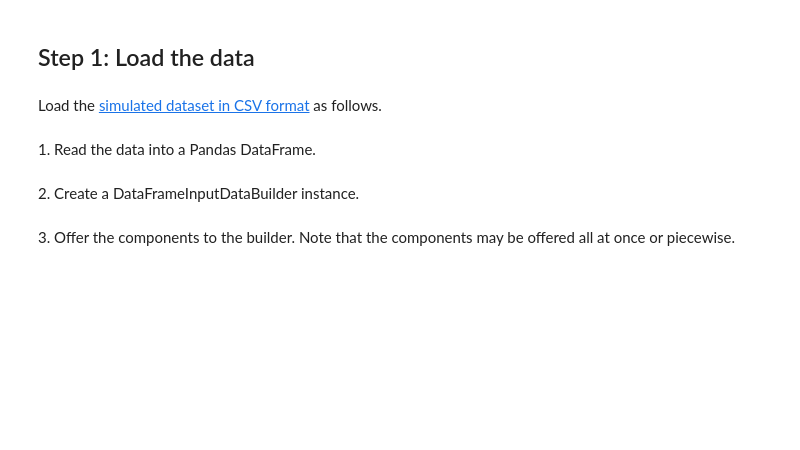
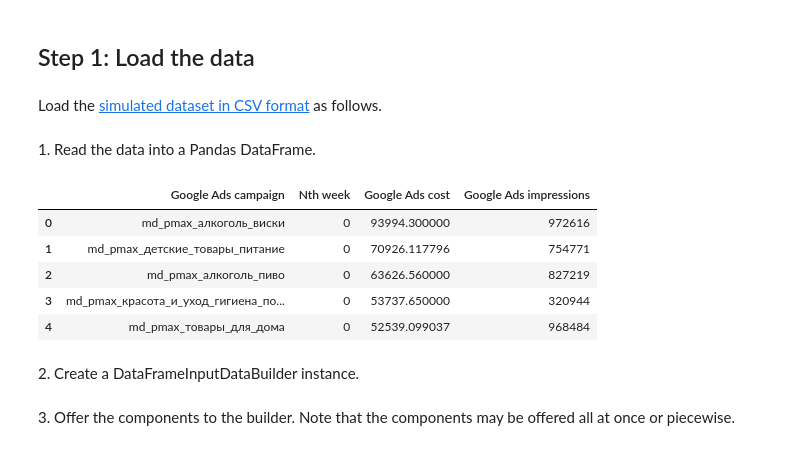
Before and after one commit to artart9/Meridian, a Jupyter notebook: Meridian_Getting_Started.ipynb, the cells around one changed output. Cells and saved outputs as stored; diff of their text form; code cells hidden in the pictures; blank space fills up the shorter version.

```diff
--- a/Meridian_Getting_Started.ipynb
+++ b/Meridian_Getting_Started.ipynb
@@ -106,3 +114,16 @@ df = pd.read_csv(
+# %%
+df = pd.read_csv("maudau 2.csv")
+
+df.head()
+
+types={"алкоголь","детские","зоотовары","красота","продукты_питания", "дома"}
+# %% [output]
+|  | Google Ads campaign | Nth week | Google Ads cost | Google Ads impressions |
+| 0 | md_pmax_алкоголь_виски | 0 | 93994.300000 | 972616 |
+| 1 | md_pmax_детские_товары_питание | 0 | 70926.117796 | 754771 |
+| 2 | md_pmax_алкоголь_пиво | 0 | 63626.560000 | 827219 |
+| 3 | md_pmax_красота_и_уход_гигиена_по... | 0 | 53737.650000 | 320944 |
+| 4 | md_pmax_товары_для_дома | 0 | 52539.099037 | 968484 |
 # %% [markdown]
 2\. Create a DataFrameInputDataBuilder instance.
 # %%
```
Also changed, not shown: parts of 2 cells of this notebook, 1 other file.
